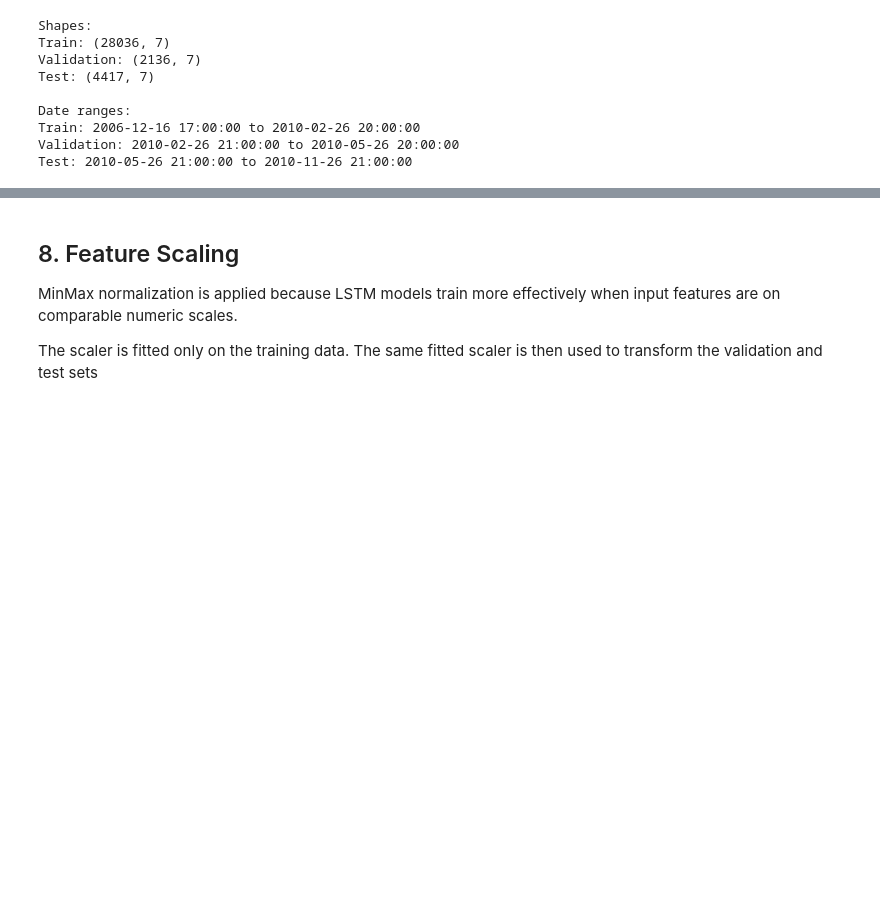
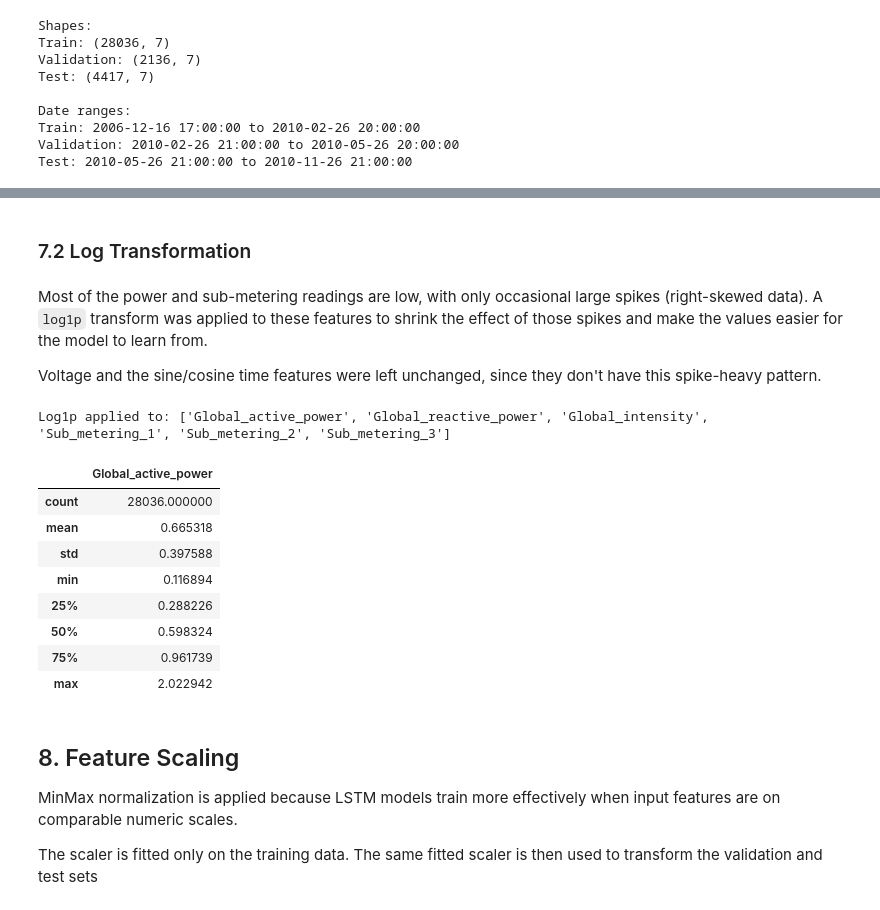
Before and after one commit to OmarGomaa27/EE5644-Assignments, a Jupyter notebook: Household Energy Consumption Forecasting/household_energy_forecasting.ipynb, the cells around one changed output, grey strips where cells are left out. Cells and saved outputs as stored; diff of their text form; code cells hidden in the pictures; blank space fills up the shorter version.

```diff
--- a/Household Energy Consumption Forecasting/household_energy_forecasting.ipynb
+++ b/Household Energy Consumption Forecasting/household_energy_forecasting.ipynb
@@ -529,3 +629,39 @@ Test: 2010-05-26 21:00:00 to 2010-11-26 21:00:00
+# %% [markdown]
+### 7.2 Log Transformation
+# %% [markdown]
+Most of the power and sub-metering readings are low, with only occasional large spikes
+(right-skewed data). A `log1p` transform was applied to these features to shrink the
+effect of those spikes and make the values easier for the model to learn from.
+
+Voltage and the sine/cosine time features were left unchanged, since they don't have
+this spike-heavy pattern.
+# %%
+# Columns with skewed, near-zero-heavy distributions
+skewed_columns = [
+    "Global_active_power",
+    "Global_reactive_power",
+    "Global_intensity",
+    "Sub_metering_1",
+    "Sub_metering_2",
+    "Sub_metering_3",
+]
+
+for frame in (train_imputed, val_imputed, test_imputed):
+    frame[skewed_columns] = np.log1p(frame[skewed_columns])
+
+print("Log1p applied to:", skewed_columns)
+train_imputed[["Global_active_power"]].describe()
+# %% [output]
+Log1p applied to: ['Global_active_power', 'Global_reactive_power', 'Global_intensity', 'Sub_metering_1', 'Sub_metering_2', 'Sub_metering_3']
+|  | Global_active_power |
+| count | 28036.000000 |
+| mean | 0.665318 |
+| std | 0.397588 |
+| min | 0.116894 |
+| 25% | 0.288226 |
+| 50% | 0.598324 |
+| 75% | 0.961739 |
+| max | 2.022942 |
 # %% [markdown]
 ## 8. Feature Scaling
 
```
Also changed, not shown: parts of 54 cells of this notebook, 3 other files.
